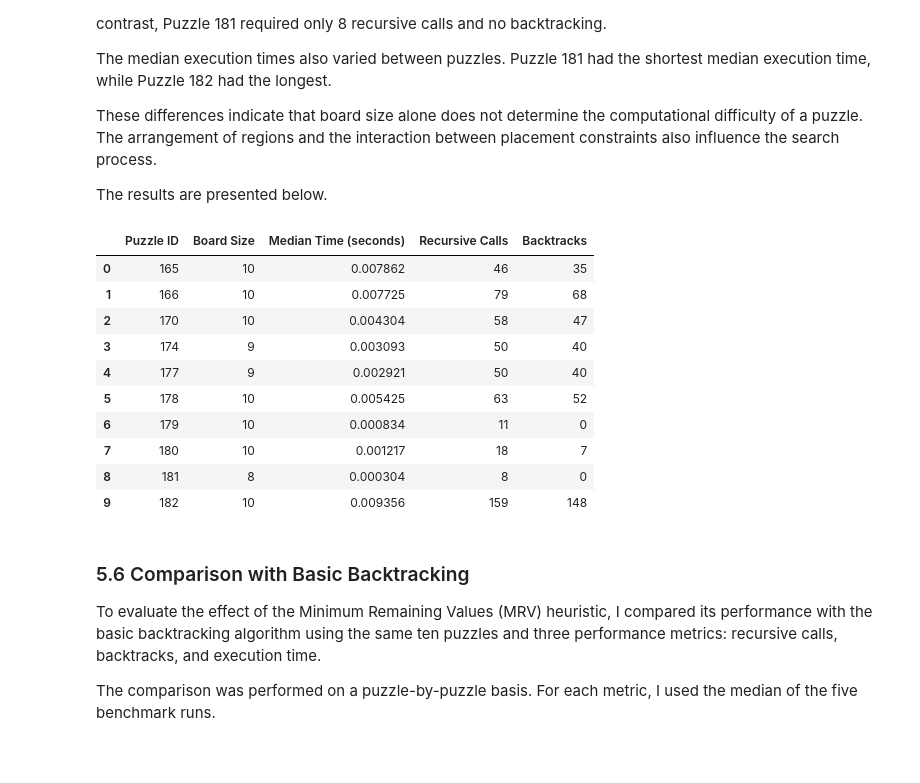
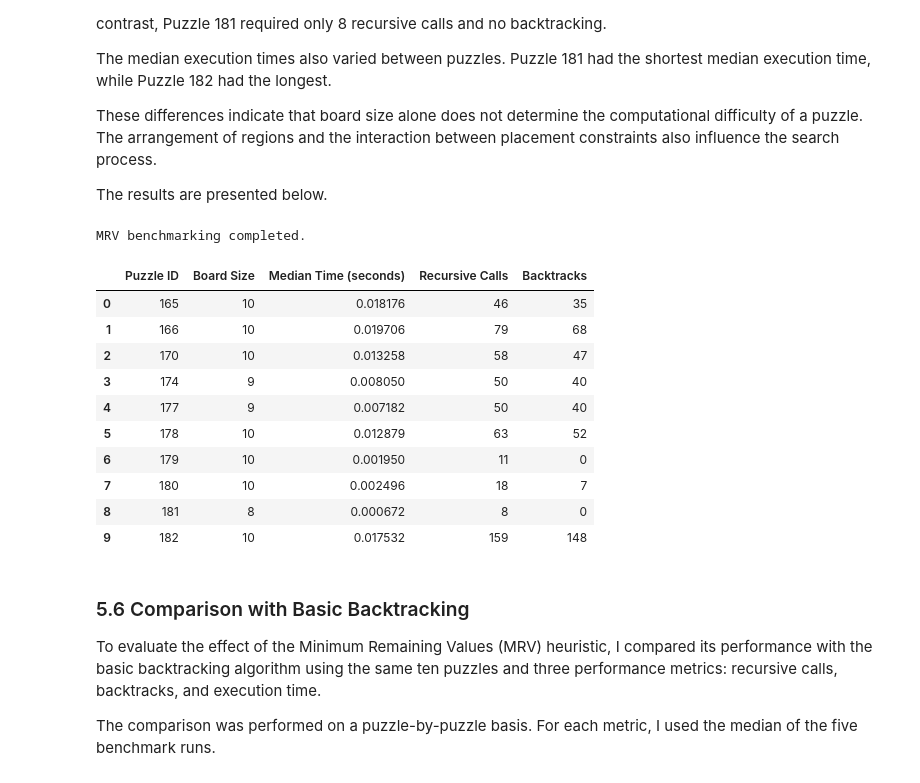
Before and after one commit to stefani2908/meowdoku_project, a Jupyter notebook: meowdoku_part_3.ipynb, the cells around one changed output. Cells and saved outputs as stored; diff of their text form; code cells hidden in the pictures.

```diff
--- a/meowdoku_part_3.ipynb
+++ b/meowdoku_part_3.ipynb
@@ -302,16 +302,3 @@ The recursive call and backtrack counts were consistent across repetitions becau
 The benchmark measured only the solving process. Initialising the board and preparing the input data were excluded from the execution time.
 
 Using the same puzzles, repetition count, and performance metrics for both algorithms allows a direct comparison of their computational behaviour.
-# %%
-mrv_all_results = {}
-
-for puzzle_id, puzzle in puzzles.items():
-
-    mrv_all_results[puzzle_id] = (
-        mrv_benchmark.benchmark_mrv_puzzle(
-            puzzle,
-            repetitions=5
-        )
-    )
-
-print("MRV benchmarking completed.")
@@ -329,6 +314,21 @@ The median execution times also varied between puzzles. Puzzle 181 had the short
 These differences indicate that board size alone does not determine the computational difficulty of a puzzle. The arrangement of regions and the interaction between placement constraints also influence the search process.
 
 The results are presented below.
+# %%
+mrv_results = {}
+
+for puzzle_id, puzzle in puzzles.items():
+
+    mrv_results[puzzle_id] = (
+        mrv_benchmark.benchmark_mrv_puzzle(
+            puzzle,
+            repetitions=5
+        )
+    )
+
+print("MRV benchmarking completed.")
+# %% [output]
+MRV benchmarking completed.
 # %%
 import json
 import data.data as puzzle_data
@@ -349,37 +349,37 @@ puzzles = {
 # %%
 mrv_summary = []
 
-for puzzle_id, runs in mrv_all_results.items():
+for puzzle_id, runs in mrv_results.items():
 
     mrv_summary.append({
         "Puzzle ID": puzzle_id,
         "Board Size": puzzles[puzzle_id]["board_size"],
         "Median Time (seconds)": statistics.median(
             run["execution_time"] for run in runs
         ),
         "Recursive Calls": statistics.median(
             run["recursive_calls"] for run in runs
         ),
         "Backtracks": statistics.median(
             run["backtracks"] for run in runs
         )
     })
 
 mrv_results_table = pd.DataFrame(mrv_summary)
 
 mrv_results_table
 # %% [output]
 |  | Puzzle ID | Board Size | Median Time (seconds) | Recursive Calls | Backtracks |
-| 0 | 165 | 10 | 0.007862 | 46 | 35 |
-| 1 | 166 | 10 | 0.007725 | 79 | 68 |
-| 2 | 170 | 10 | 0.004304 | 58 | 47 |
-| 3 | 174 | 9 | 0.003093 | 50 | 40 |
-| 4 | 177 | 9 | 0.002921 | 50 | 40 |
-| 5 | 178 | 10 | 0.005425 | 63 | 52 |
-| 6 | 179 | 10 | 0.000834 | 11 | 0 |
-| 7 | 180 | 10 | 0.001217 | 18 | 7 |
-| 8 | 181 | 8 | 0.000304 | 8 | 0 |
-| 9 | 182 | 10 | 0.009356 | 159 | 148 |
+| 0 | 165 | 10 | 0.018176 | 46 | 35 |
+| 1 | 166 | 10 | 0.019706 | 79 | 68 |
+| 2 | 170 | 10 | 0.013258 | 58 | 47 |
+| 3 | 174 | 9 | 0.008050 | 50 | 40 |
+| 4 | 177 | 9 | 0.007182 | 50 | 40 |
+| 5 | 178 | 10 | 0.012879 | 63 | 52 |
+| 6 | 179 | 10 | 0.001950 | 11 | 0 |
+| 7 | 180 | 10 | 0.002496 | 18 | 7 |
+| 8 | 181 | 8 | 0.000672 | 8 | 0 |
+| 9 | 182 | 10 | 0.017532 | 159 | 148 |
 # %% [markdown]
 ### 5.6 Comparison with Basic Backtracking
 
```
Also changed, not shown: parts of 1 cell of this notebook.
